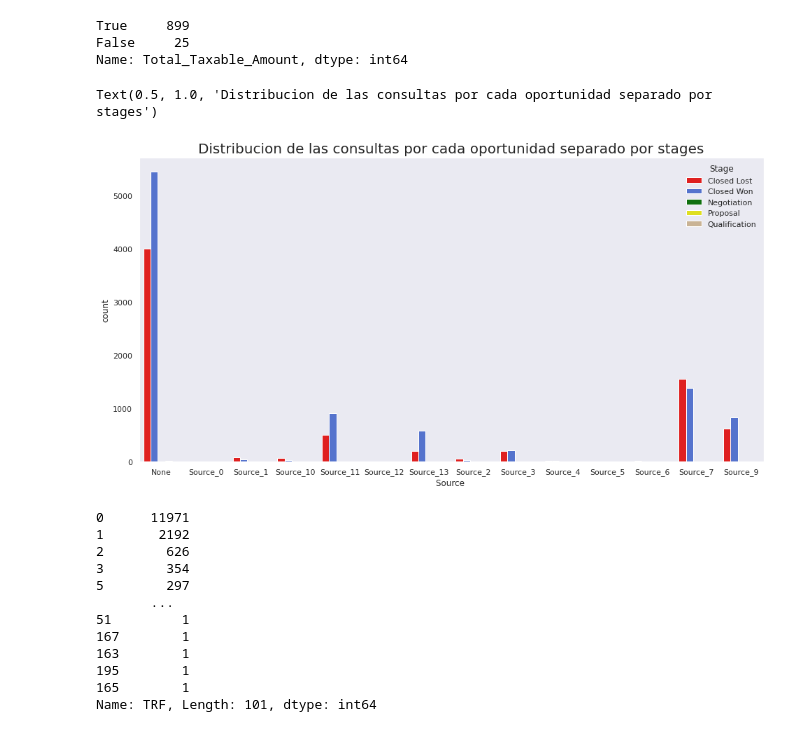
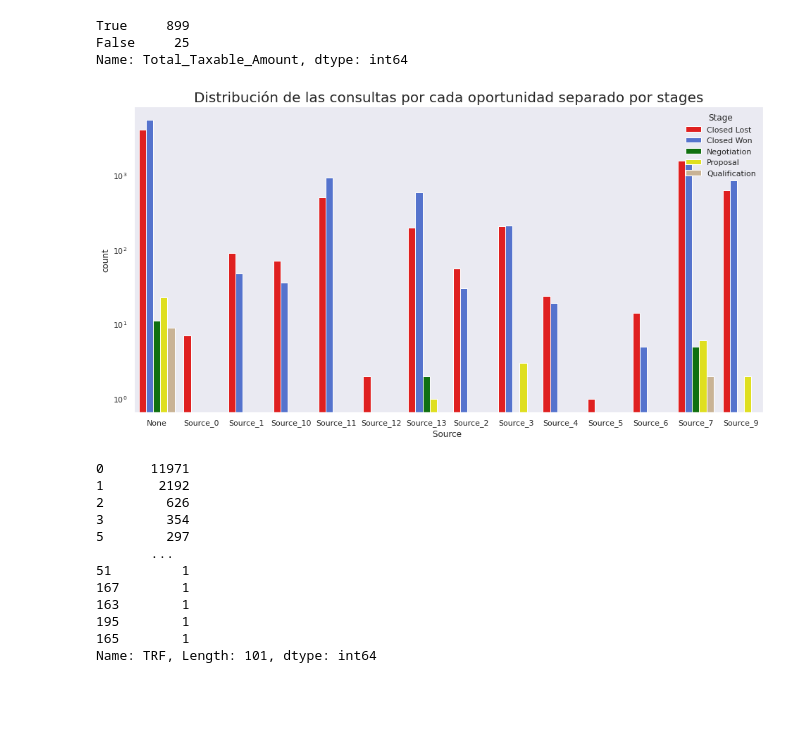
Before and after one commit to nazar9318/datos-TP1-Pandas-2c2020, a Jupyter notebook: notebooks/notebook_Lucas.ipynb, the cells around one changed output. Cells and saved outputs as stored; diff of their text form; code cells hidden in the pictures; blank space fills up the shorter version.

```diff
--- a/notebooks/notebook_Lucas.ipynb
+++ b/notebooks/notebook_Lucas.ipynb
@@ -1370,0 +1397,6 @@ Name: Opportunity_ID, Length: 16946, dtype: int64
+# %%
+dataset['TRF promedio'] = dataset['TRF']
+dataset['TRF estandar'] = dataset['TRF']
+oportunidades = dataset.groupby('Opportunity_ID').agg({'Total_Amount': sum , 'Stage': 'first', 'count': 'count', 'Opportunity_Owner':'first','Opportunity_Created_Date': 'first','TRF promedio':'mean','TRF estandar':'std'}).reset_index()
+#oportunidades= oportunidades.rename(columns= {'TRF': 'TRF promedio'})
+oportunidades
@@ -1749,10 +1816,11 @@ stage_palette ={"Closed Won": "royalblue", "Closed Lost": "red", "Negotiation":"
 # %%
 fig, ax = mplt.subplots(figsize=(16,8))
 ax = sns.barplot(x="Source ", y="count",palette= stage_palette, hue="Stage", data=source_stage)
-ax.set_title("Distribucion de las consultas por cada oportunidad separado por stages",fontsize=20)
+ax.set_title("Distribución de las consultas por cada oportunidad separado por stages",fontsize=20)
+ax.set_yscale('log')
+fig.savefig("stage_por_source.png", bbox_inches = 'tight')
 # %% [output]
-Text(0.5, 1.0, 'Distribucion de las consultas por cada oportunidad separado por stages')
-[figure, old version]
+[figure, new version]
 # %%
 dataset['TRF'].value_counts()
 # %% [output]
```
Also changed, not shown: parts of 34 cells of this notebook.
